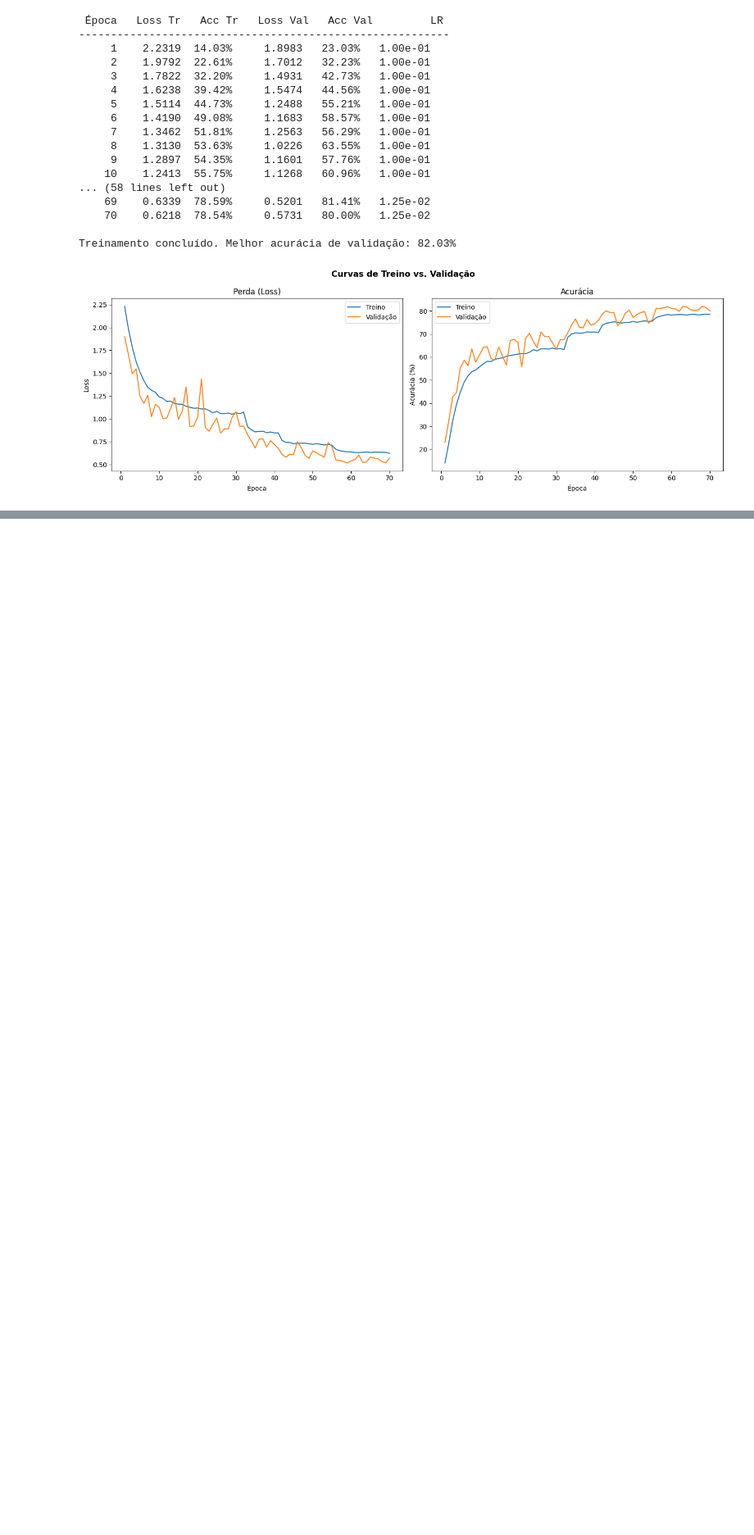
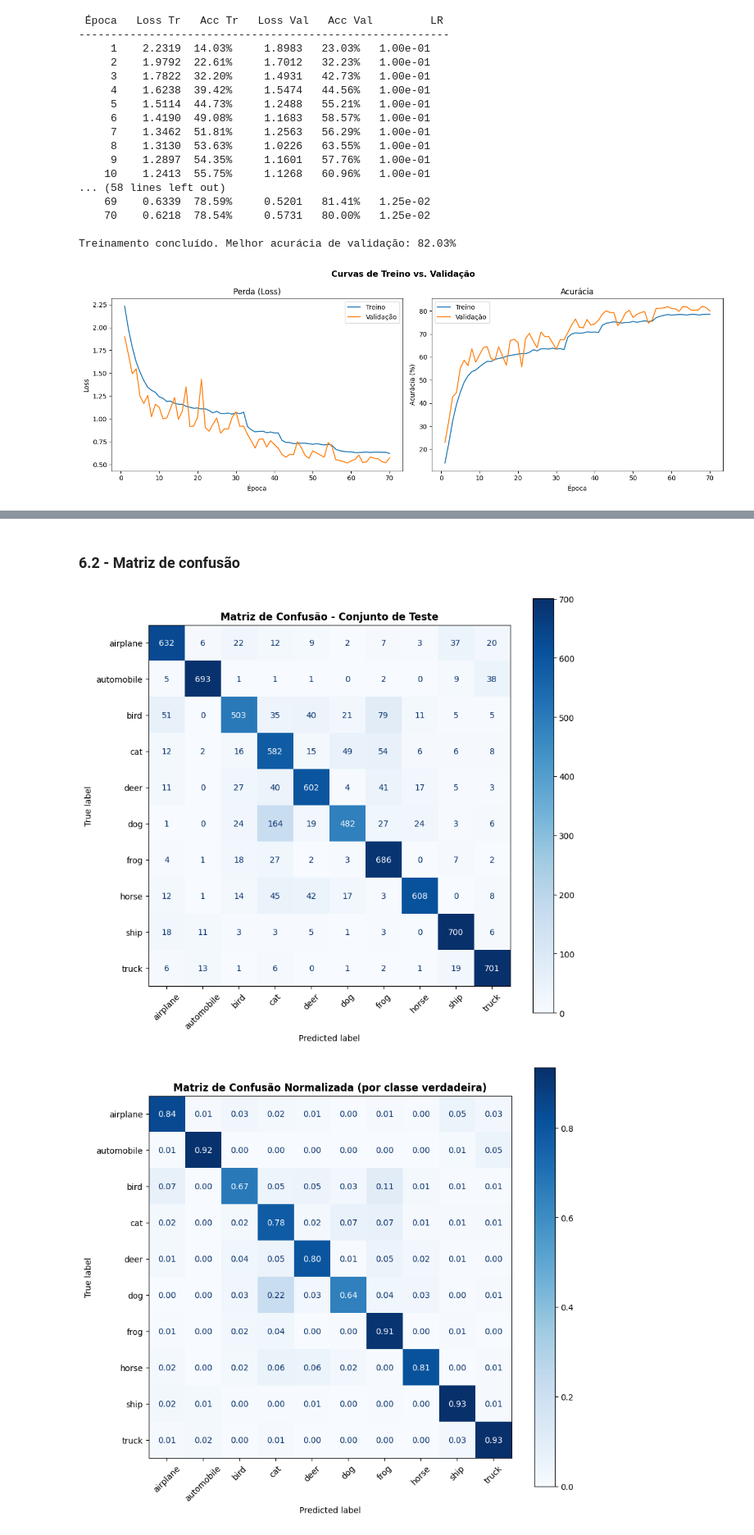
Before and after one commit to HenryPiozzi/IAAM_atv2, a Jupyter notebook: atv2.ipynb, the cells around one changed output, grey strips where cells are left out. Shown at 82% size. Saved outputs shown, nothing was run; the diff lists cells and outputs as text; code cells hidden in the pictures; blank space fills up the shorter version.

```diff
--- a/atv2.ipynb
+++ b/atv2.ipynb
@@ -662,0 +698,24 @@ Treinamento concluído. Melhor acurácia de validação: 82.03%
+# %% [markdown]
+### 6.2 - Matriz de confusão
+# %%
+cm = confusion_matrix(y_true, y_pred)
+
+fig, ax = plt.subplots(figsize=(9, 8))
+disp = ConfusionMatrixDisplay(confusion_matrix=cm, display_labels=CLASS_NAMES)
+disp.plot(ax=ax, cmap='Blues', xticks_rotation=45, colorbar=True, values_format='d')
+ax.set_title('Matriz de Confusão - Conjunto de Teste', fontweight='bold')
+plt.tight_layout()
+plt.show()
+
+# Versão normalizada por linha (proporção dentro de cada classe verdadeira)
+cm_norm = confusion_matrix(y_true, y_pred, normalize='true')
+
+fig, ax = plt.subplots(figsize=(9, 8))
+disp_n = ConfusionMatrixDisplay(confusion_matrix=cm_norm, display_labels=CLASS_NAMES)
+disp_n.plot(ax=ax, cmap='Blues', xticks_rotation=45, colorbar=True, values_format='.2f')
+ax.set_title('Matriz de Confusão Normalizada (por classe verdadeira)', fontweight='bold')
+plt.tight_layout()
+plt.show()
+# %% [output]
+[figure, added]
+[figure, added]
```
Also changed, not shown: parts of 9 cells of this notebook.
